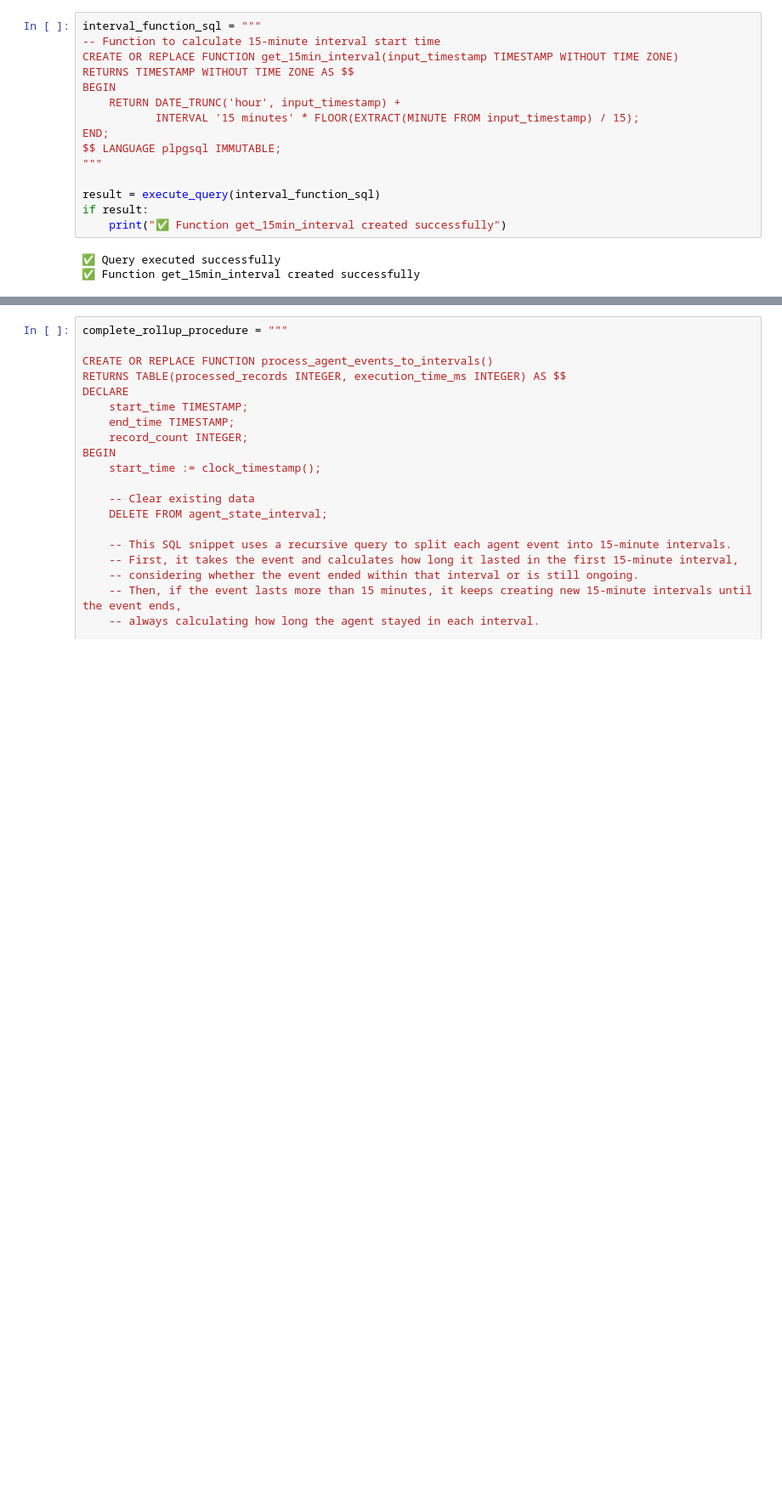
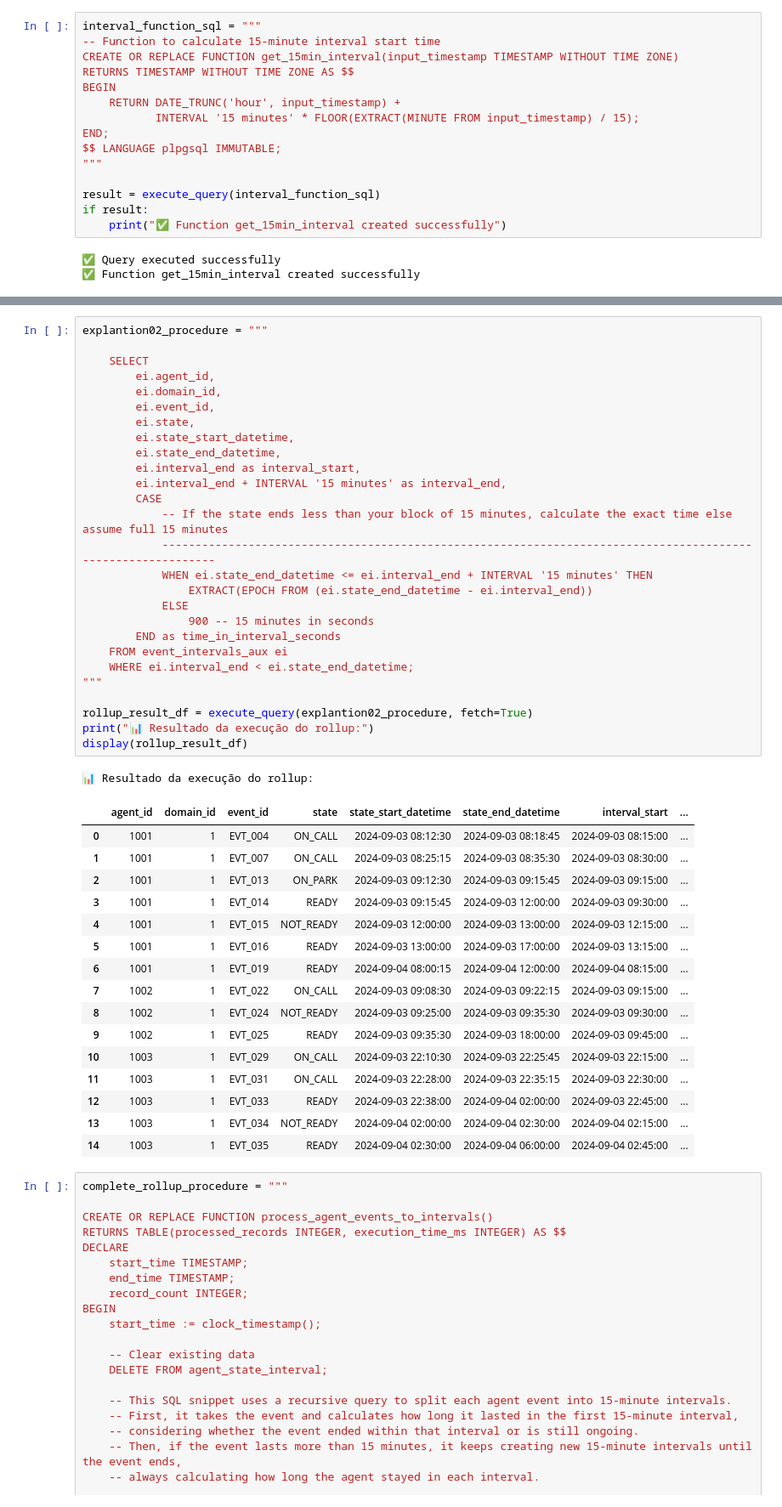
Before and after one commit to jcalvino/five9, a Jupyter notebook: Q1A.ipynb, the cells around one changed output, grey strips where cells are left out. Shown at 85% size. Cells and saved outputs as stored; diff of their text form; blank space fills up the shorter version.

```diff
--- a/Q1A.ipynb
+++ b/Q1A.ipynb
@@ -102,3 +180,48 @@ if result:
+# %%
+explantion02_procedure = """
+
+    SELECT
+        ei.agent_id,
+        ei.domain_id,
+        ei.event_id,
+        ei.state,
+        ei.state_start_datetime,
+        ei.state_end_datetime,
+        ei.interval_end as interval_start,
+        ei.interval_end + INTERVAL '15 minutes' as interval_end,
+        CASE
+            -- If the state ends less than your block of 15 minutes, calculate the exact time else assume full 15 minutes
+            -------------------------------------------------------------------------------------------------------------
+            WHEN ei.state_end_datetime <= ei.interval_end + INTERVAL '15 minutes' THEN
+                EXTRACT(EPOCH FROM (ei.state_end_datetime - ei.interval_end))
+            ELSE
+                900 -- 15 minutes in seconds
+        END as time_in_interval_seconds
+    FROM event_intervals_aux ei
+    WHERE ei.interval_end < ei.state_end_datetime;
+"""
+
+rollup_result_df = execute_query(explantion02_procedure, fetch=True)
+print("📊 Resultado da execução do rollup:")
+display(rollup_result_df)
+# %% [output]
+📊 Resultado da execução do rollup:
+|  | agent_id | domain_id | event_id | state | state_start_datetime | state_end_datetime | interval_start | ... |
+| 0 | 1001 | 1 | EVT_004 | ON_CALL | 2024-09-03 08:12:30 | 2024-09-03 08:18:45 | 2024-09-03 08:15:00 | ... |
+| 1 | 1001 | 1 | EVT_007 | ON_CALL | 2024-09-03 08:25:15 | 2024-09-03 08:35:30 | 2024-09-03 08:30:00 | ... |
+| 2 | 1001 | 1 | EVT_013 | ON_PARK | 2024-09-03 09:12:30 | 2024-09-03 09:15:45 | 2024-09-03 09:15:00 | ... |
+| 3 | 1001 | 1 | EVT_014 | READY | 2024-09-03 09:15:45 | 2024-09-03 12:00:00 | 2024-09-03 09:30:00 | ... |
+| 4 | 1001 | 1 | EVT_015 | NOT_READY | 2024-09-03 12:00:00 | 2024-09-03 13:00:00 | 2024-09-03 12:15:00 | ... |
+| 5 | 1001 | 1 | EVT_016 | READY | 2024-09-03 13:00:00 | 2024-09-03 17:00:00 | 2024-09-03 13:15:00 | ... |
+| 6 | 1001 | 1 | EVT_019 | READY | 2024-09-04 08:00:15 | 2024-09-04 12:00:00 | 2024-09-04 08:15:00 | ... |
+| 7 | 1002 | 1 | EVT_022 | ON_CALL | 2024-09-03 09:08:30 | 2024-09-03 09:22:15 | 2024-09-03 09:15:00 | ... |
+| 8 | 1002 | 1 | EVT_024 | NOT_READY | 2024-09-03 09:25:00 | 2024-09-03 09:35:30 | 2024-09-03 09:30:00 | ... |
+| 9 | 1002 | 1 | EVT_025 | READY | 2024-09-03 09:35:30 | 2024-09-03 18:00:00 | 2024-09-03 09:45:00 | ... |
+| 10 | 1003 | 1 | EVT_029 | ON_CALL | 2024-09-03 22:10:30 | 2024-09-03 22:25:45 | 2024-09-03 22:15:00 | ... |
+| 11 | 1003 | 1 | EVT_031 | ON_CALL | 2024-09-03 22:28:00 | 2024-09-03 22:35:15 | 2024-09-03 22:30:00 | ... |
+| 12 | 1003 | 1 | EVT_033 | READY | 2024-09-03 22:38:00 | 2024-09-04 02:00:00 | 2024-09-03 22:45:00 | ... |
+| 13 | 1003 | 1 | EVT_034 | NOT_READY | 2024-09-04 02:00:00 | 2024-09-04 02:30:00 | 2024-09-04 02:15:00 | ... |
+| 14 | 1003 | 1 | EVT_035 | READY | 2024-09-04 02:30:00 | 2024-09-04 06:00:00 | 2024-09-04 02:45:00 | ... |
 # %%
 complete_rollup_procedure = """
 
```
Also changed, not shown: parts of 3 cells of this notebook, 3 other files.
